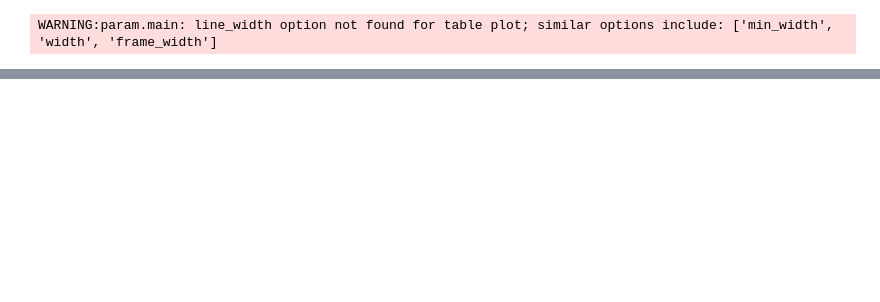
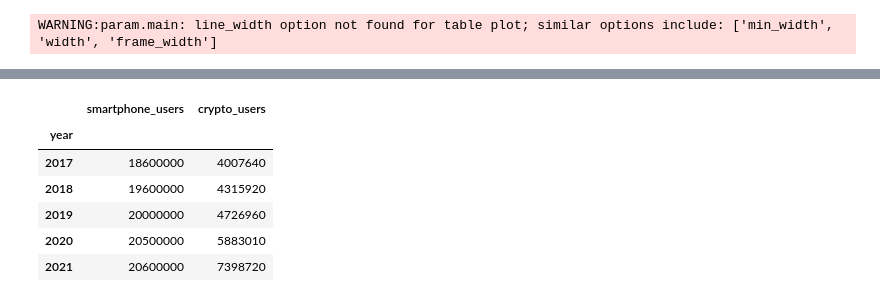
Before and after one commit to Dottie-Doutre/Group-B, a Jupyter notebook: gympay_analysis.ipynb, the cells around one changed output, grey strips where cells are left out. Cells and saved outputs as stored; diff of their text form; code cells hidden in the pictures; blank space fills up the shorter version.

```diff
--- a/gympay_analysis.ipynb
+++ b/gympay_analysis.ipynb
@@ -185,3 +160,22 @@ gym_user_df_1 = gym_user_df.reset_index()
+# %%
+# Reading in the total smartphone users and dropping extra rows
+## Display smartphone users dataframe
+
+smart_df = pd.read_csv(smart_path, index_col="year")
+smart_df = smart_df.drop("Unnamed: 2", axis=1)
+smart_df_dropped = smart_df.drop([2022, 2023, 2024, 2025])
+smart_df_crypto_df = [smart_df_dropped, crypto_df]
+smart_df_crypto_df_joined = pd.concat(smart_df_crypto_df, axis=1)
+smart_df_crypto_df_joined_rename = smart_df_crypto_df_joined.rename(columns={'no_of_users':'smartphone_users', 'growth_numbers':'crypto_users'})
+smart_df_crypto_df_joined_rename
+# %% [output]
+|  | smartphone_users | crypto_users |
+| year |  |  |
+| 2017 | 18600000 | 4007640 |
+| 2018 | 19600000 | 4315920 |
+| 2019 | 20000000 | 4726960 |
+| 2020 | 20500000 | 5883010 |
+| 2021 | 20600000 | 7398720 |
 # %%
 # Sunburst chart for gym user demographic data
 
```
Also changed, not shown: parts of 24 cells of this notebook, 7 other files.
